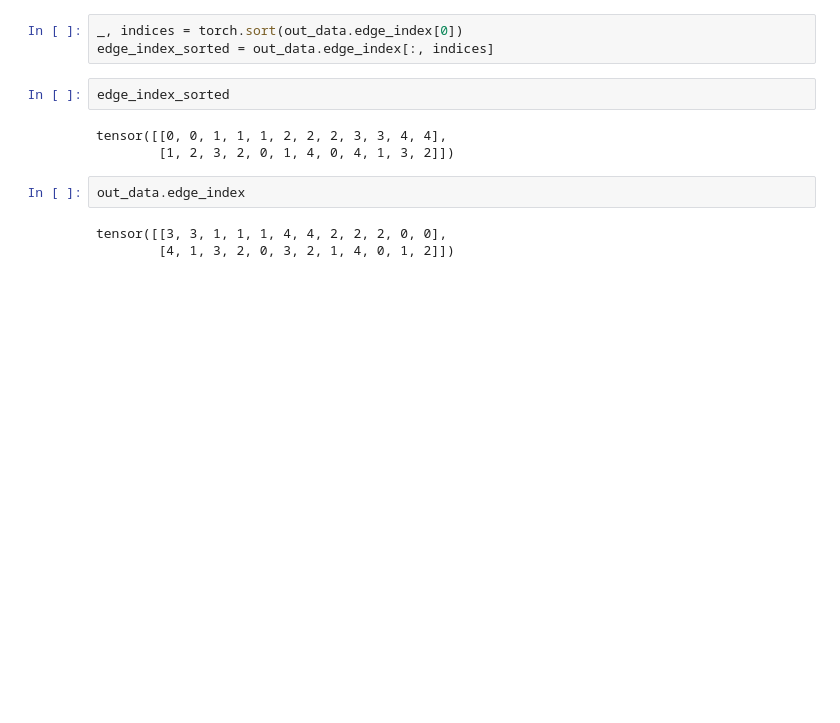
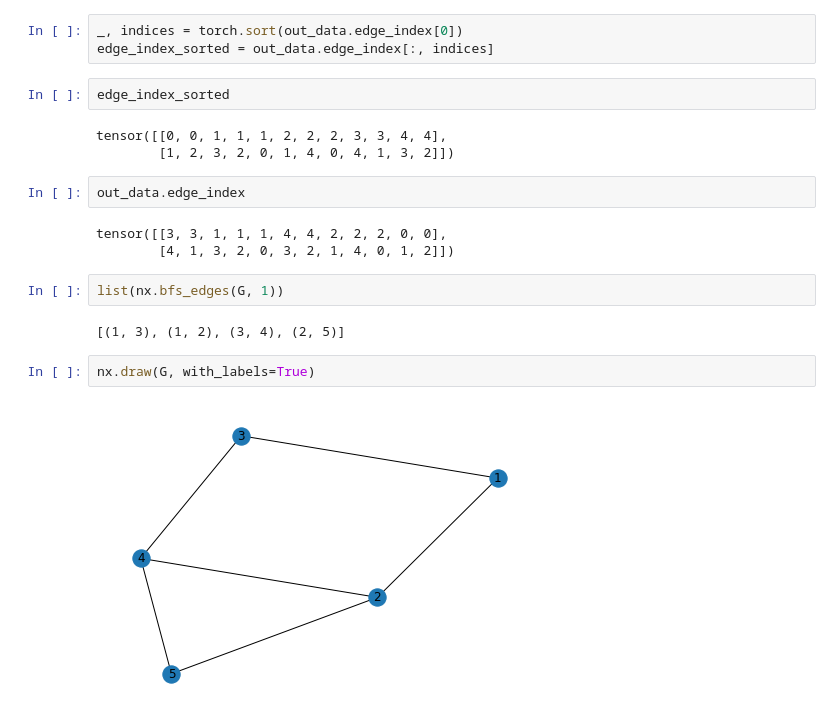
Before and after one commit to orausch/graphrnn, a Jupyter notebook: graphrnn/clean/Clean.ipynb, the cells around one changed output. Drawn from its saved outputs; the diff is of its cells as text; blank space fills up the shorter version.

```diff
--- a/graphrnn/clean/Clean.ipynb
+++ b/graphrnn/clean/Clean.ipynb
@@ -174,3 +230,11 @@ out_data.edge_index
 # %% [output]
 tensor([[3, 3, 1, 1, 1, 4, 4, 2, 2, 2, 0, 0],
         [4, 1, 3, 2, 0, 3, 2, 1, 4, 0, 1, 2]])
+# %%
+list(nx.bfs_edges(G, 1))
+# %% [output]
+[(1, 3), (1, 2), (3, 4), (2, 5)]
+# %%
+nx.draw(G, with_labels=True)
+# %% [output]
+[figure, added]
```
Also changed, not shown: parts of 4 cells of this notebook.
